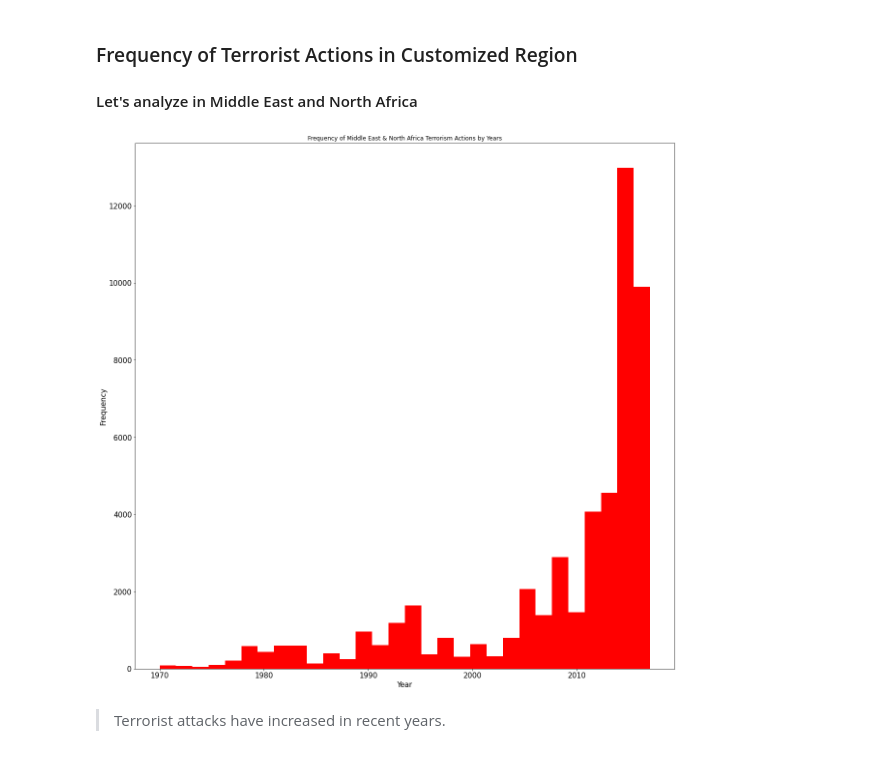
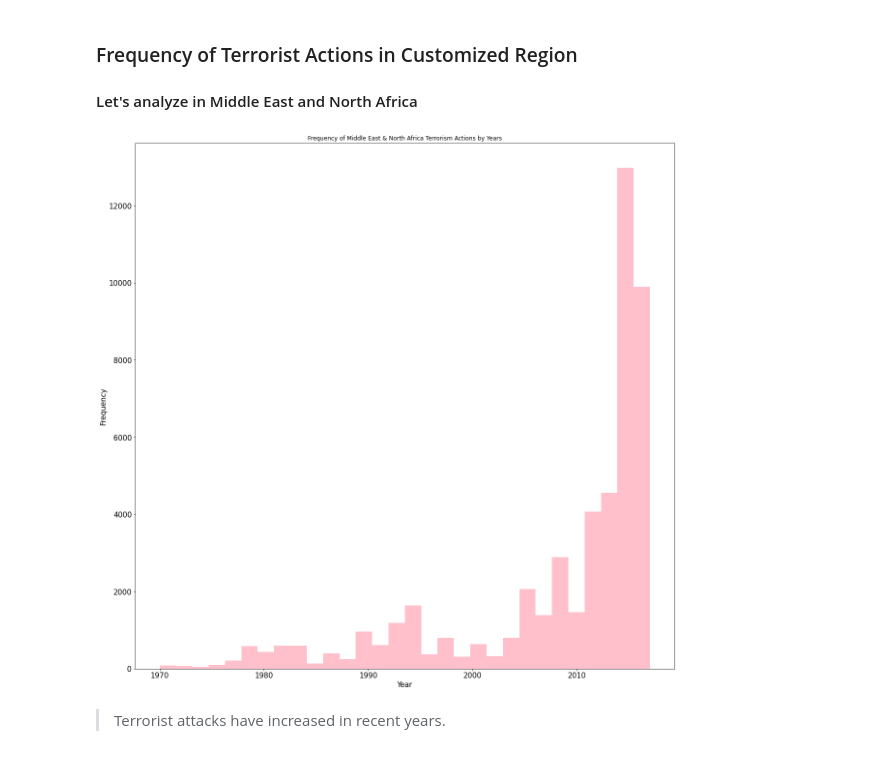
Before and after one commit to Sabyasachi-Seal/LGMVIP-DataScience, a Jupyter notebook: ExploratoryAnalysis-Terrosirm/terrorism.ipynb, the cells around one changed output. Cells and saved outputs as stored; diff of their text form; code cells hidden in the pictures.

```diff
--- a/ExploratoryAnalysis-Terrosirm/terrorism.ipynb
+++ b/ExploratoryAnalysis-Terrosirm/terrorism.ipynb
@@ -107,13 +51,13 @@ plt.show()
 #### Let's analyze in Middle East and North Africa<br>
 # %%
 middleEastData = df[df['region'] == 10]
-middleEastData.iyear.plot(kind = 'hist', bins = 30, figsize = (20,20), color = 'red', fontsize=15)
+middleEastData.iyear.plot(kind = 'hist', bins = 30, figsize = (20,20), color = 'pink', fontsize=15)
 plt.xlabel('Year', fontsize=15)
 plt.ylabel('Frequency', fontsize=15)
 plt.title('Frequency of Middle East & North Africa Terrorism Actions by Years')
 plt.show()
 # %% [output]
-[figure, old version]
+[figure, new version]
 # %% [markdown]
 > Terrorist attacks have increased in recent years.
 # %%
```
Also changed, not shown: parts of 12 cells of this notebook.
